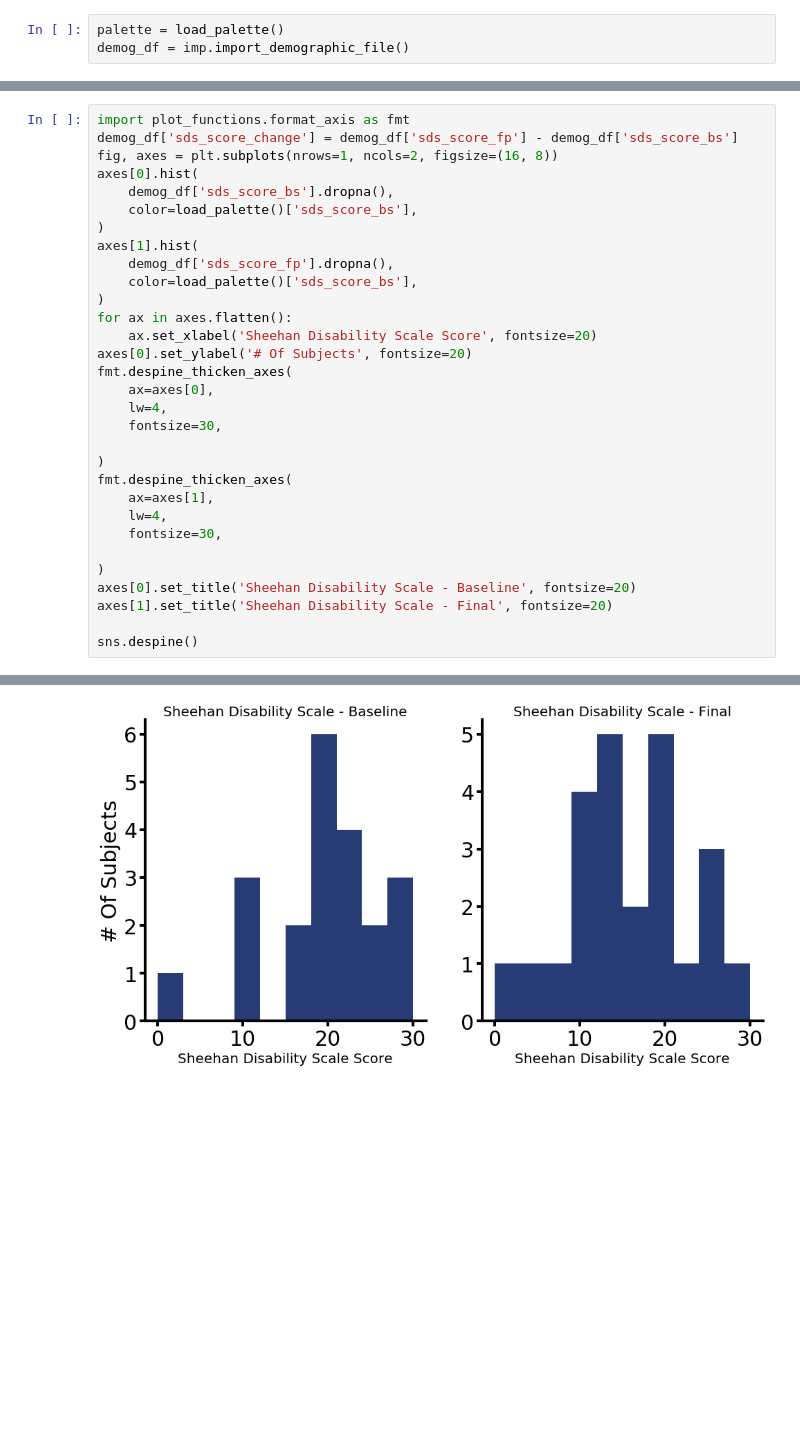
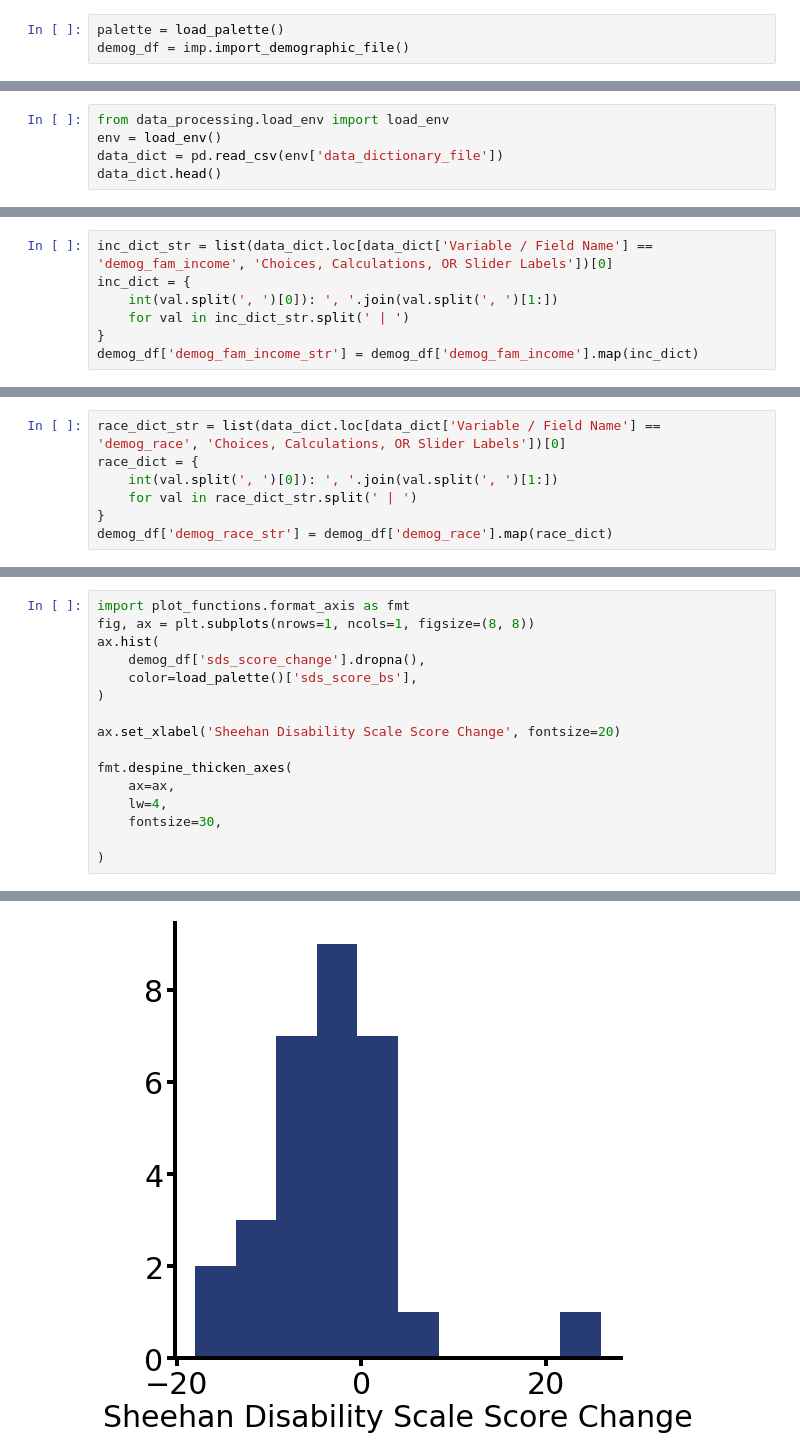
Before and after one commit to akre96/DGC_Migraine_Study, a Jupyter notebook: demog_visualization.ipynb, the cells around one changed output, grey strips where cells are left out. Cells and saved outputs as stored; diff of their text form; blank space fills up the shorter version.

```diff
--- a/demog_visualization.ipynb
+++ b/demog_visualization.ipynb
@@ -67,0 +13,5 @@ demog_df[['dabst_dx', 'catmh_dep_severity_bs', 'hamd_total_fp', 'demog_highest_e
+# %%
+from data_processing.load_env import load_env
+env = load_env()
+data_dict = pd.read_csv(env['data_dictionary_file'])
+data_dict.head()
@@ -87,2 +56,9 @@ ax.tick_params(axis='x', rotation=90)
+# %%
+inc_dict_str = list(data_dict.loc[data_dict['Variable / Field Name'] == 'demog_fam_income', 'Choices, Calculations, OR Slider Labels'])[0]
+inc_dict = {
+    int(val.split(', ')[0]): ', '.join(val.split(', ')[1:])
+    for val in inc_dict_str.split(' | ')
+}
+demog_df['demog_fam_income_str'] = demog_df['demog_fam_income'].map(inc_dict)
 # %%
 import plot_functions.format_axis as fmt
@@ -117,0 +88,7 @@ ax.tick_params(axis='x', rotation=90)
+# %%
+race_dict_str = list(data_dict.loc[data_dict['Variable / Field Name'] == 'demog_race', 'Choices, Calculations, OR Slider Labels'])[0]
+race_dict = {
+    int(val.split(', ')[0]): ', '.join(val.split(', ')[1:])
+    for val in race_dict_str.split(' | ')
+}
+demog_df['demog_race_str'] = demog_df['demog_race'].map(race_dict)
@@ -118,32 +188,17 @@ ax.tick_params(axis='x', rotation=90)
 # %%
 import plot_functions.format_axis as fmt
-demog_df['sds_score_change'] = demog_df['sds_score_fp'] - demog_df['sds_score_bs']
-fig, axes = plt.subplots(nrows=1, ncols=2, figsize=(16, 8))
-axes[0].hist(
-    demog_df['sds_score_bs'].dropna(),
+fig, ax = plt.subplots(nrows=1, ncols=1, figsize=(8, 8))
+ax.hist(
+    demog_df['sds_score_change'].dropna(),
     color=load_palette()['sds_score_bs'],
 )
-axes[1].hist(
-    demog_df['sds_score_fp'].dropna(),
-    color=load_palette()['sds_score_bs'],
-)
-for ax in axes.flatten():
-    ax.set_xlabel('Sheehan Disability Scale Score', fontsize=20)
-axes[0].set_ylabel('# Of Subjects', fontsize=20)
+
+ax.set_xlabel('Sheehan Disability Scale Score Change', fontsize=20)
+
 fmt.despine_thicken_axes(
-    ax=axes[0],
+    ax=ax,
     lw=4,
     fontsize=30,
 
 )
-fmt.despine_thicken_axes(
-    ax=axes[1],
-    lw=4,
-    fontsize=30,
-
-)
-axes[0].set_title('Sheehan Disability Scale - Baseline', fontsize=20)
-axes[1].set_title('Sheehan Disability Scale - Final', fontsize=20)
-
-sns.despine()
 # %% [output]
@@ -150 +206 @@ sns.despine()
-[figure, old version]
+[figure, new version]
```
Also changed, not shown: parts of 20 cells of this notebook, 9 other files.
